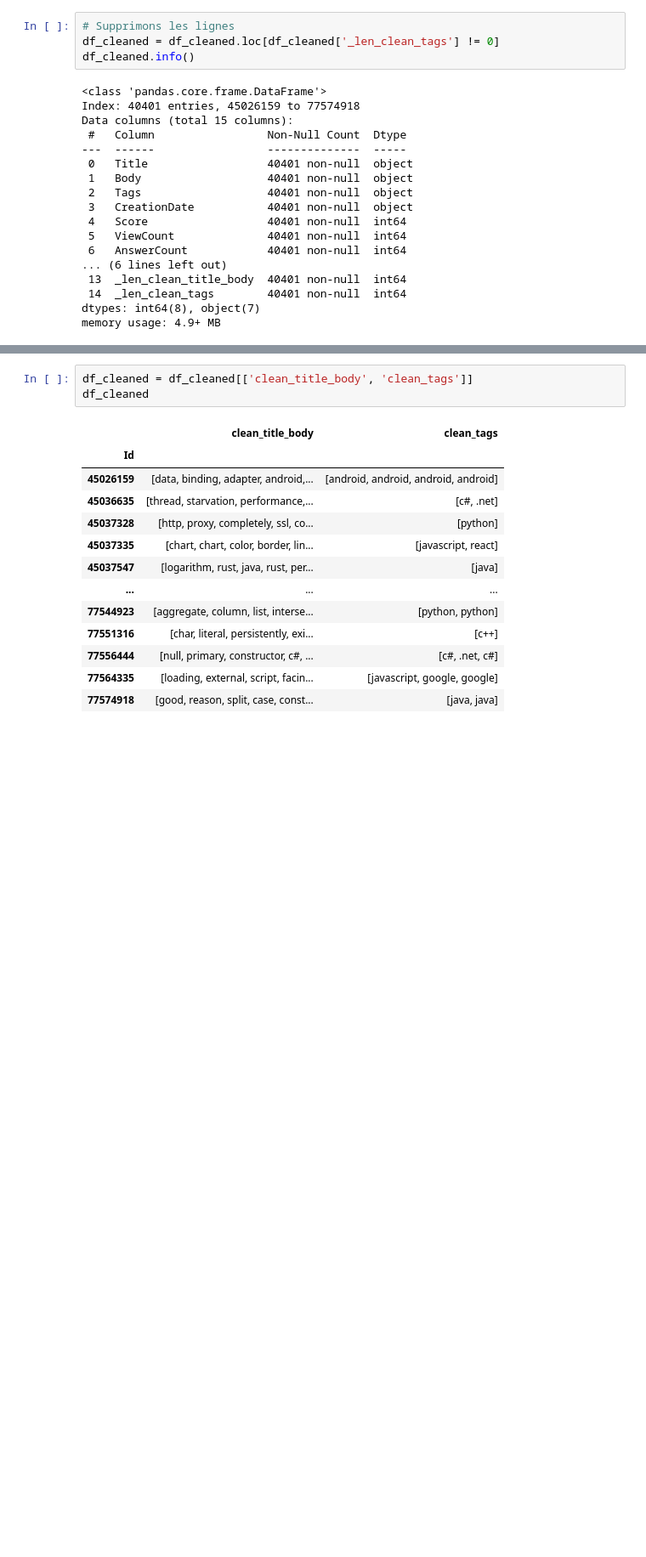
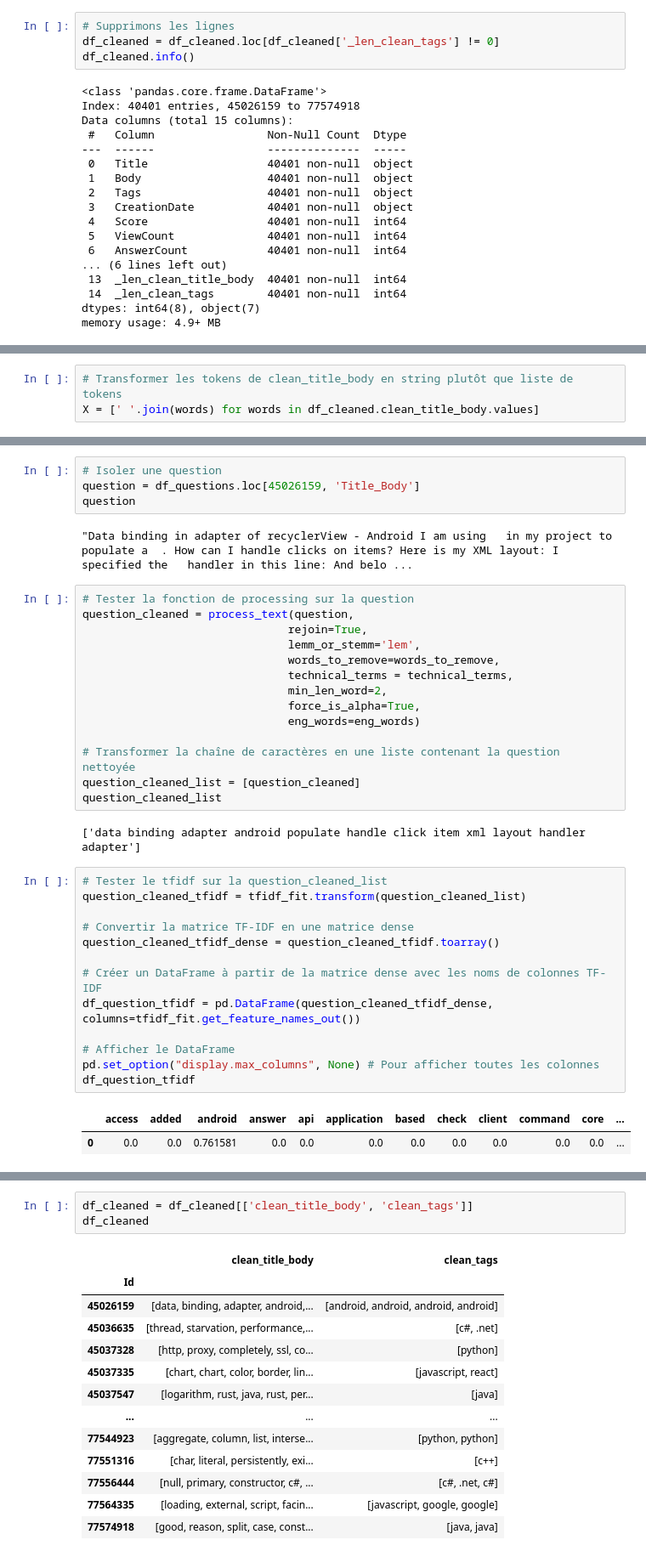
Before and after one commit to Bastien441237/P5_OpenClassroomsProject, a Jupyter notebook: Moreno_Bastien_1_notebook_exploration_022024.ipynb, the cells around one changed output, grey strips where cells are left out. Shown at 85% size. Drawn from its saved outputs; the diff is of its cells as text; blank space fills up the shorter version.

```diff
--- a/Moreno_Bastien_1_notebook_exploration_022024.ipynb
+++ b/Moreno_Bastien_1_notebook_exploration_022024.ipynb
@@ -988,0 +1000,3 @@ memory usage: 4.9+ MB
+# %%
+# Transformer les tokens de clean_title_body en string plutôt que liste de tokens
+X = [' '.join(words) for words in df_cleaned.clean_title_body.values]
@@ -989 +1021,39 @@ memory usage: 4.9+ MB
+# %%
+# Isoler une question
+question = df_questions.loc[45026159, 'Title_Body']
+question
+# %% [output]
+"Data binding in adapter of recyclerView - Android I am using   in my project to populate a  . How can I handle clicks on items? Here is my XML layout: I specified the   handler in this line: And belo ...
+# %%
+# Tester la fonction de processing sur la question
+question_cleaned = process_text(question,
+                               rejoin=True,
+                               lemm_or_stemm='lem',
+                               words_to_remove=words_to_remove,
+                               technical_terms = technical_terms,
+                               min_len_word=2,
+                               force_is_alpha=True,
+                               eng_words=eng_words)
+
+# Transformer la chaîne de caractères en une liste contenant la question nettoyée
+question_cleaned_list = [question_cleaned]
+question_cleaned_list
+# %% [output]
+['data binding adapter android populate handle click item xml layout handler adapter']
+# %%
+# Tester le tfidf sur la question_cleaned_list
+question_cleaned_tfidf = tfidf_fit.transform(question_cleaned_list)
+
+# Convertir la matrice TF-IDF en une matrice dense
+question_cleaned_tfidf_dense = question_cleaned_tfidf.toarray()
+
+# Créer un DataFrame à partir de la matrice dense avec les noms de colonnes TF-IDF
+df_question_tfidf = pd.DataFrame(question_cleaned_tfidf_dense, columns=tfidf_fit.get_feature_names_out())
+
+# Afficher le DataFrame
+pd.set_option("display.max_columns", None) # Pour afficher toutes les colonnes
+df_question_tfidf
+# %% [output]
+|  | access | added | android | answer | api | application | based | check | client | command | core | ... |
+| 0 | 0.0 | 0.0 | 0.761581 | 0.0 | 0.0 | 0.0 | 0.0 | 0.0 | 0.0 | 0.0 | 0.0 | ... |
 # %% [markdown]
```
Also changed, not shown: parts of 12 cells of this notebook, 6 other files.
